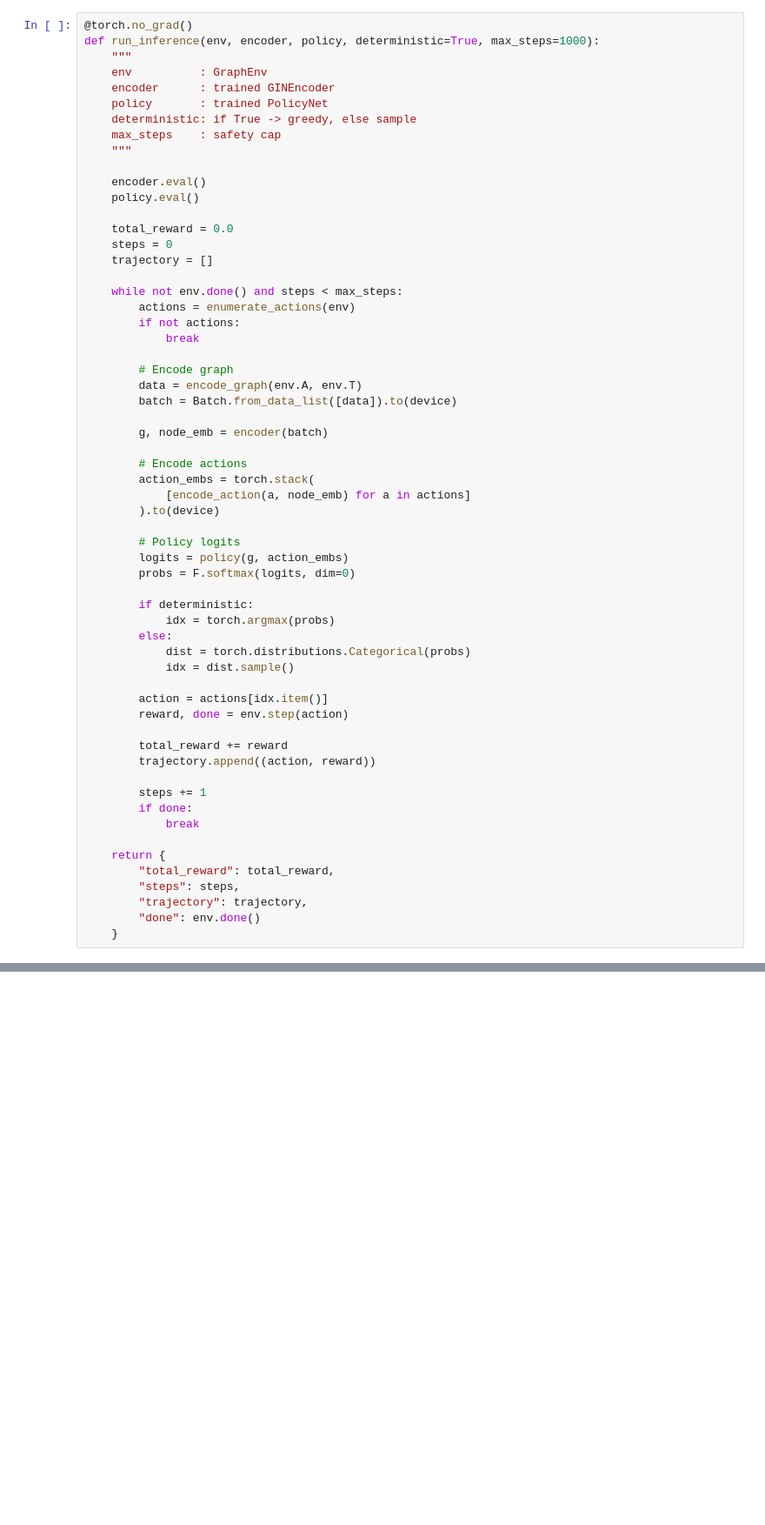
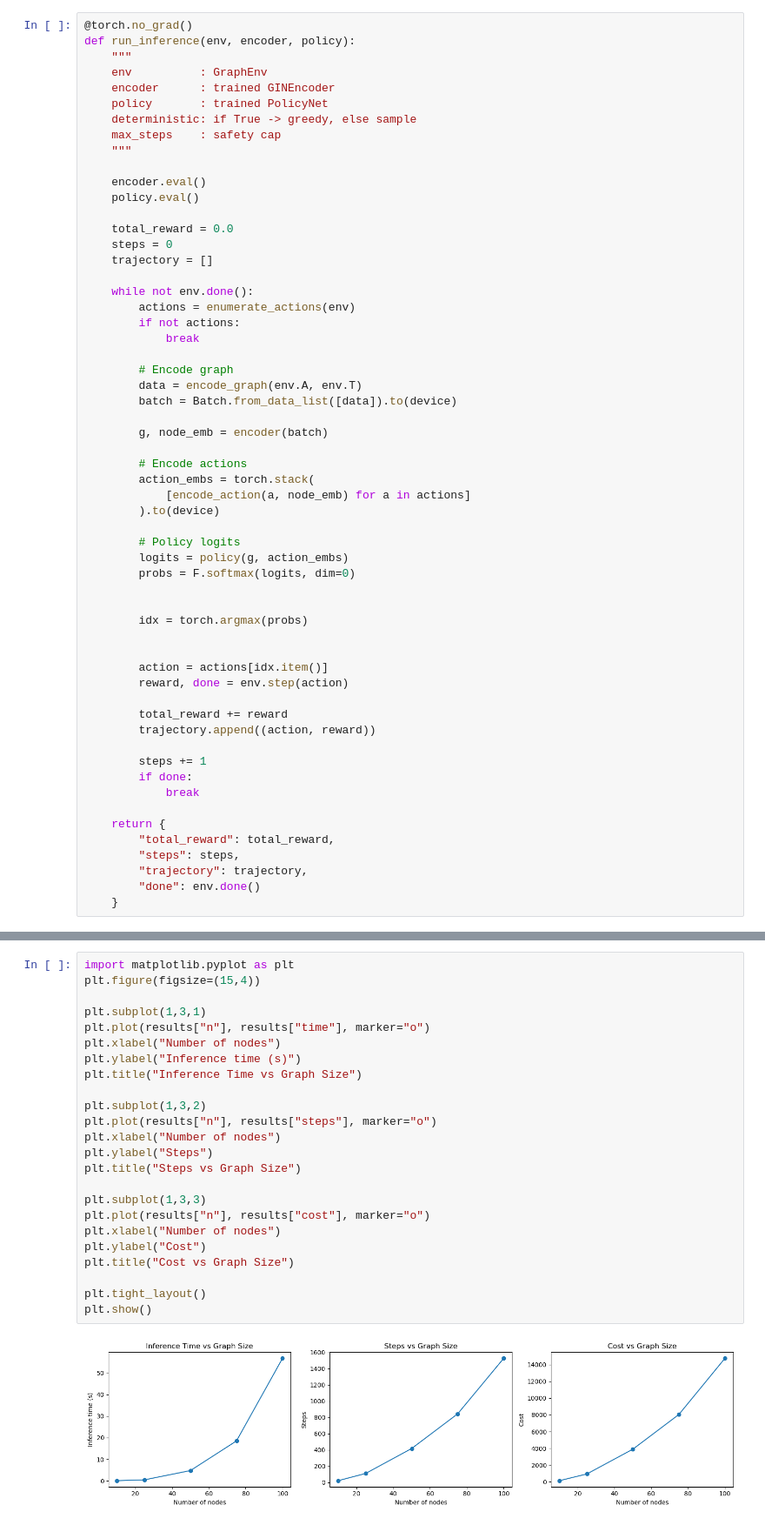
Before and after one commit to suryargv27/photonic-graph-sequence-generator, a Jupyter notebook: ppo.ipynb, the cells around one changed output, grey strips where cells are left out. Shown at 87% size. Drawn from its saved outputs; the diff is of its cells as text; blank space fills up the shorter version.

```diff
--- a/ppo.ipynb
+++ b/ppo.ipynb
@@ -281,7 +281,7 @@ def train(envs, episodes=300):
     return encoder, policy, value_net
 # %%
 @torch.no_grad()
-def run_inference(env, encoder, policy, deterministic=True, max_steps=1000):
+def run_inference(env, encoder, policy):
     """
     env          : GraphEnv
     encoder      : trained GINEncoder
@@ -297,7 +297,7 @@ def run_inference(env, encoder, policy, deterministic=True, max_steps=1000):
     steps = 0
     trajectory = []
 
-    while not env.done() and steps < max_steps:
+    while not env.done():
         actions = enumerate_actions(env)
         if not actions:
             break
@@ -317,11 +317,9 @@ def run_inference(env, encoder, policy, deterministic=True, max_steps=1000):
         logits = policy(g, action_embs)
         probs = F.softmax(logits, dim=0)
 
-        if deterministic:
-            idx = torch.argmax(probs)
-        else:
-            dist = torch.distributions.Categorical(probs)
-            idx = dist.sample()
+
+        idx = torch.argmax(probs)
+
 
         action = actions[idx.item()]
         reward, done = env.step(action)
@@ -452,0 +496,26 @@ Test Graph 1
+# %%
+import matplotlib.pyplot as plt
+plt.figure(figsize=(15,4))
+
+plt.subplot(1,3,1)
+plt.plot(results["n"], results["time"], marker="o")
+plt.xlabel("Number of nodes")
+plt.ylabel("Inference time (s)")
+plt.title("Inference Time vs Graph Size")
+
+plt.subplot(1,3,2)
+plt.plot(results["n"], results["steps"], marker="o")
+plt.xlabel("Number of nodes")
+plt.ylabel("Steps")
+plt.title("Steps vs Graph Size")
+
+plt.subplot(1,3,3)
+plt.plot(results["n"], results["cost"], marker="o")
+plt.xlabel("Number of nodes")
+plt.ylabel("Cost")
+plt.title("Cost vs Graph Size")
+
+plt.tight_layout()
+plt.show()
+# %% [output]
+[figure, added]
```
Also changed, not shown: parts of 2 cells of this notebook, 8 other files.
